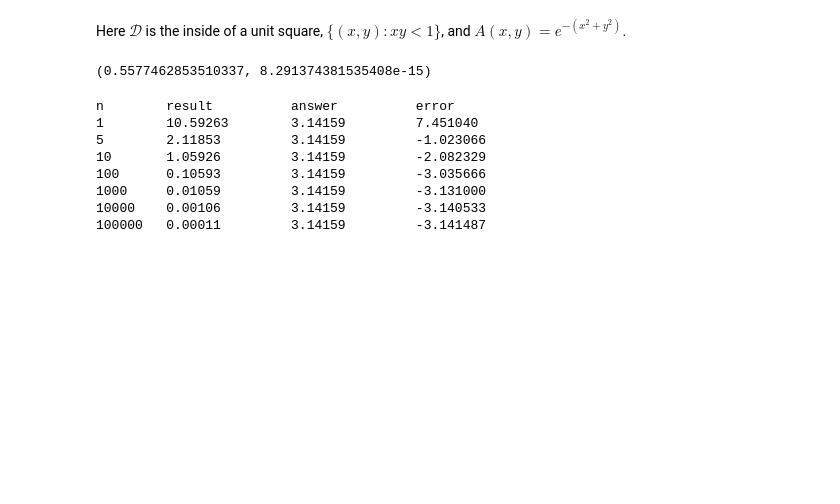
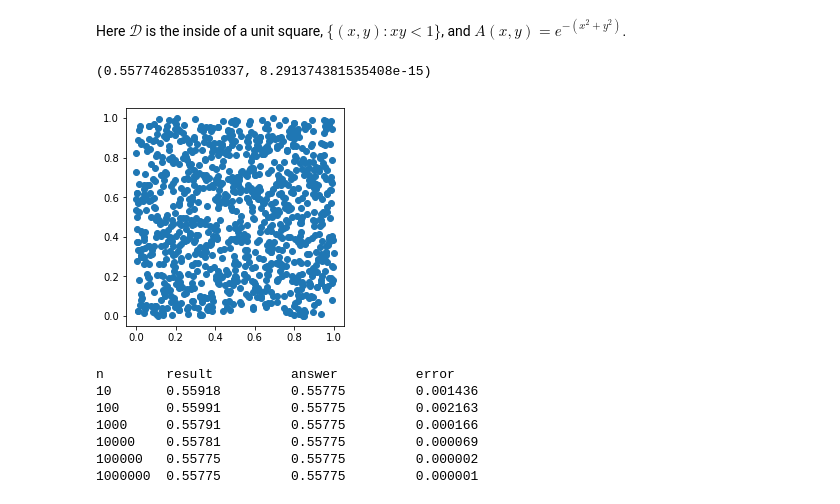
Before and after one commit to danswerin/Complex-Calculations-Programming, a Jupyter notebook: HW4/DanilovaEA_highD_integrals_and_MC.ipynb, the cells around one changed output. Cells and saved outputs as stored; diff of their text form; code cells hidden in the pictures; blank space fills up the shorter version.

```diff
--- a/HW4/DanilovaEA_highD_integrals_and_MC.ipynb
+++ b/HW4/DanilovaEA_highD_integrals_and_MC.ipynb
@@ -211,6 +212,18 @@ dblquad(f, 0, 1, lambda x: 0, lambda x: 1)
 # %%
 def inside(x, y, r):
     return x * y < r
+# %%
+rndm = np.random.RandomState(12345)
+
+x, y = rndm.uniform(low=0, high=1, size=(2, 1000))
+m = inside(x, y, 1)
+
+fig, ax = plt.subplots()
+ax.plot(x[m], y[m], 'o')
+ax.plot(x[~m], y[~m], 'o')
+ax.set_aspect('equal')
+# %% [output]
+[figure, added]
 # %%
 def sample(n, r=1):
     n = int(n)
@@ -222,20 +235,14 @@ def sample(n, r=1):
 # %%
-# answer = np.pi * (1. - 1./np.e)
-answer = np.pi
-
-# np.random.seed(12)
-
 print ('n \t result \t answer \t error')
-for n in [1, 5, 10, 100, 1000, 10000, 100000]:
+for n in [10, 100, 1000, 10000, 100000, 1000000]:
     res = sample(n)
-    err = res[0] - answer
-    print('%i \t %.5f \t %.5f \t %f'%(n, res[0], answer, err))
+    err = res[0] - answer[0]
+    print('%i\t %.5f \t %.5f \t %f'%(n, res[0], answer[0], err))
 # %% [output]
 n        result          answer          error
-1        10.59263        3.14159         7.451040
-5        2.11853         3.14159         -1.023066
-10       1.05926         3.14159         -2.082329
-100      0.10593         3.14159         -3.035666
-1000     0.01059         3.14159         -3.131000
-10000    0.00106         3.14159         -3.140533
-100000   0.00011         3.14159         -3.141487
+10       0.55918         0.55775         0.001436
+100      0.55991         0.55775         0.002163
+1000     0.55791         0.55775         0.000166
+10000    0.55781         0.55775         0.000069
+100000   0.55775         0.55775         0.000002
+1000000  0.55775         0.55775         0.000001
```
Also changed, not shown: parts of 6 cells of this notebook.
